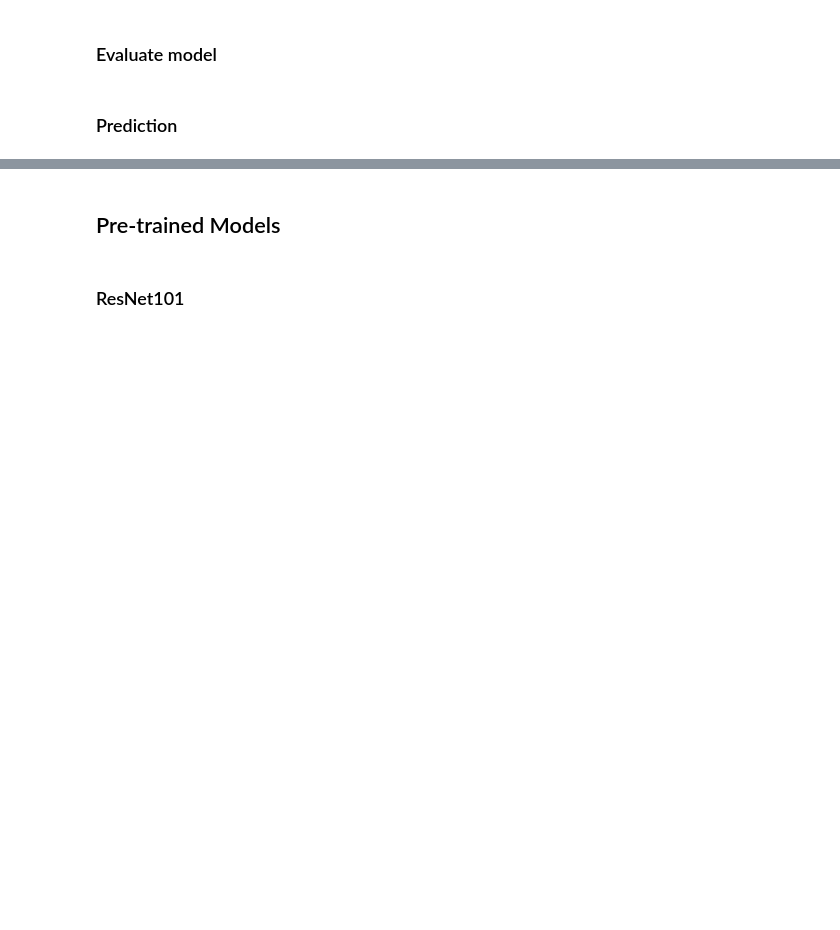
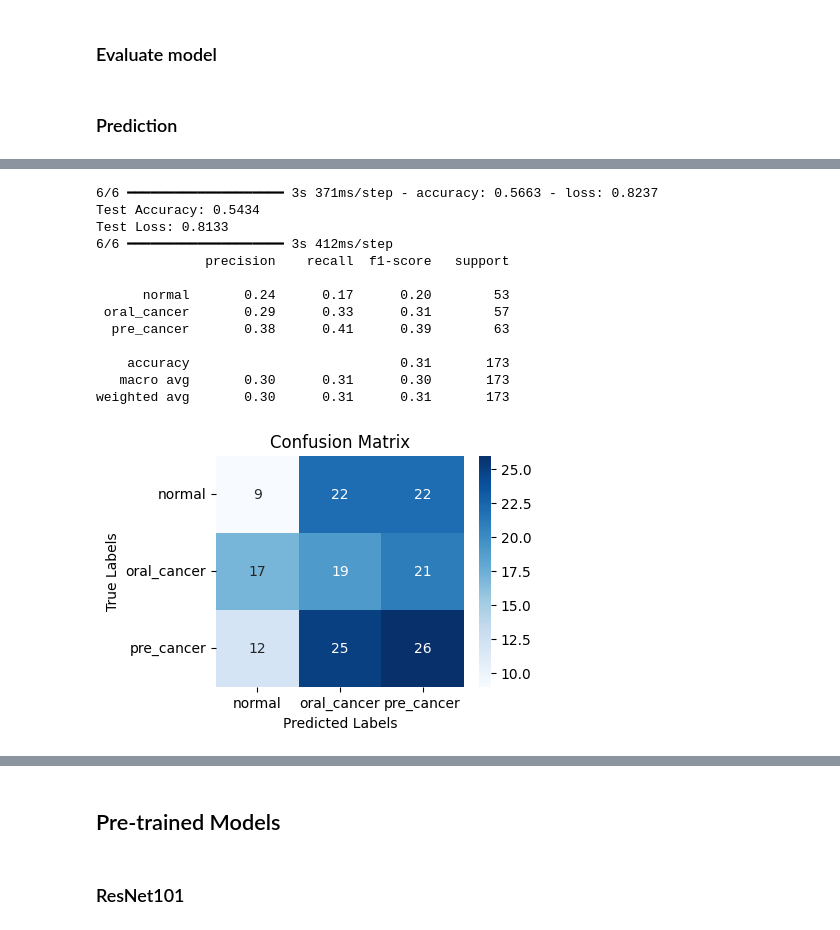
Before and after one commit to Shaz-5/oral-cancer-classification, a Jupyter notebook: Oral Cancer Classfication.ipynb, the cells around one changed output, grey strips where cells are left out. Drawn from its saved outputs; the diff is of its cells as text; code cells hidden in the pictures; blank space fills up the shorter version.

```diff
--- a/Oral Cancer Classfication.ipynb
+++ b/Oral Cancer Classfication.ipynb
@@ -382,0 +480,17 @@ def display_model_predictions(model, root_dir='./oral_cancer_train_test_split/te
+# %%
+evaluate_model(custom_cnn_model, validation_data)
+# %% [output]
+6/6 ━━━━━━━━━━━━━━━━━━━━ 3s 371ms/step - accuracy: 0.5663 - loss: 0.8237
+Test Accuracy: 0.5434
+Test Loss: 0.8133
+6/6 ━━━━━━━━━━━━━━━━━━━━ 3s 412ms/step
+              precision    recall  f1-score   support
+
+      normal       0.24      0.17      0.20        53
+ oral_cancer       0.29      0.33      0.31        57
+  pre_cancer       0.38      0.41      0.39        63
+
+    accuracy                           0.31       173
+   macro avg       0.30      0.31      0.30       173
+weighted avg       0.30      0.31      0.31       173
+[figure, added]
```
Also changed, not shown: parts of 6 cells of this notebook.
